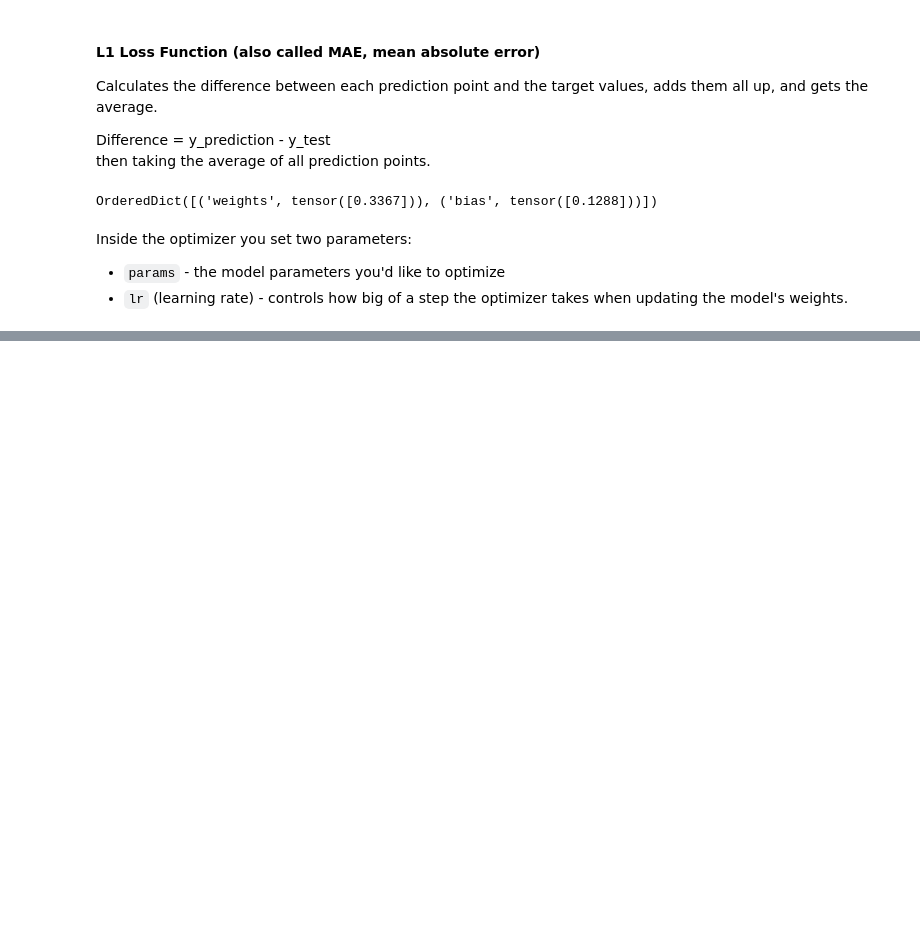
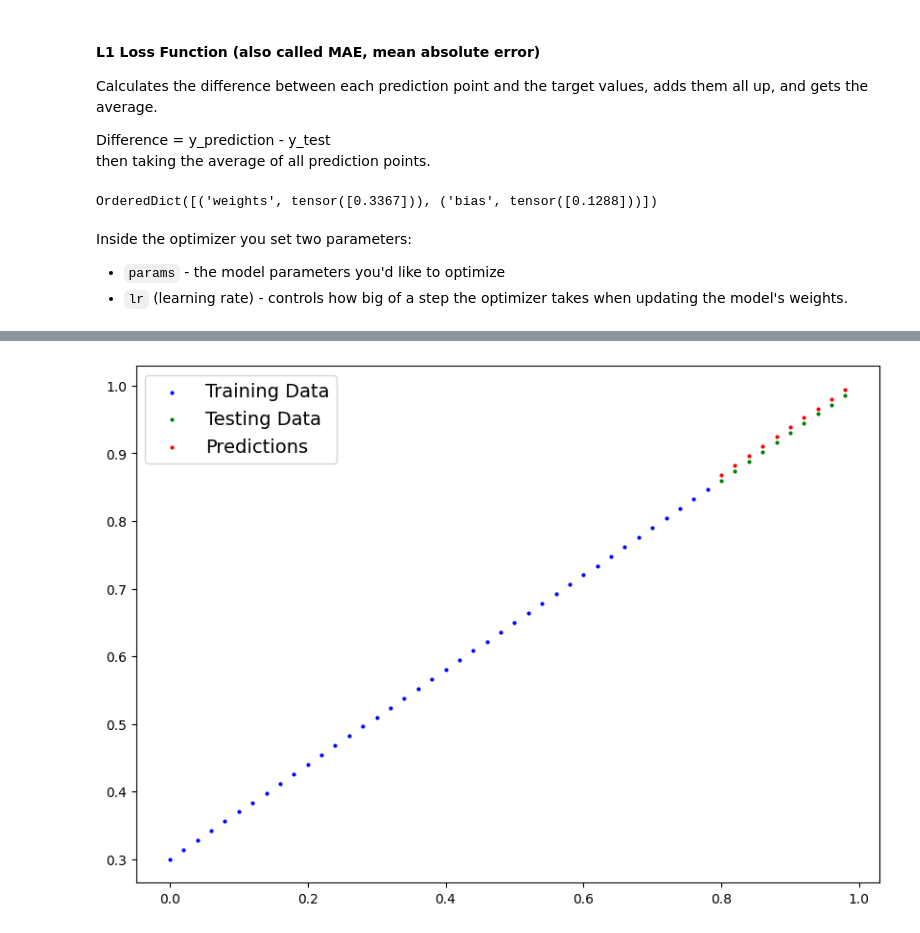
Before and after one commit to AustinN-Tech/AI-ML_Learning_Process_and_Notes, a Jupyter notebook: Pytorch_01.ipynb, the cells around one changed output, grey strips where cells are left out. Cells and saved outputs as stored; diff of their text form; code cells hidden in the pictures; blank space fills up the shorter version.

```diff
--- a/Pytorch_01.ipynb
+++ b/Pytorch_01.ipynb
@@ -355,0 +409,4 @@ L1Loss()
+# %%
+# Lets make predictions with this newly trained model
+with torch.inference_mode():
+  y_preds_new = model_0(X_test)
@@ -355,0 +418,5 @@ L1Loss()
+# %%
+# New Predictions!
+plot_predictions(predictions=y_preds_new)
+# %% [output]
+[figure, added]
```
Also changed, not shown: parts of 38 cells of this notebook.
